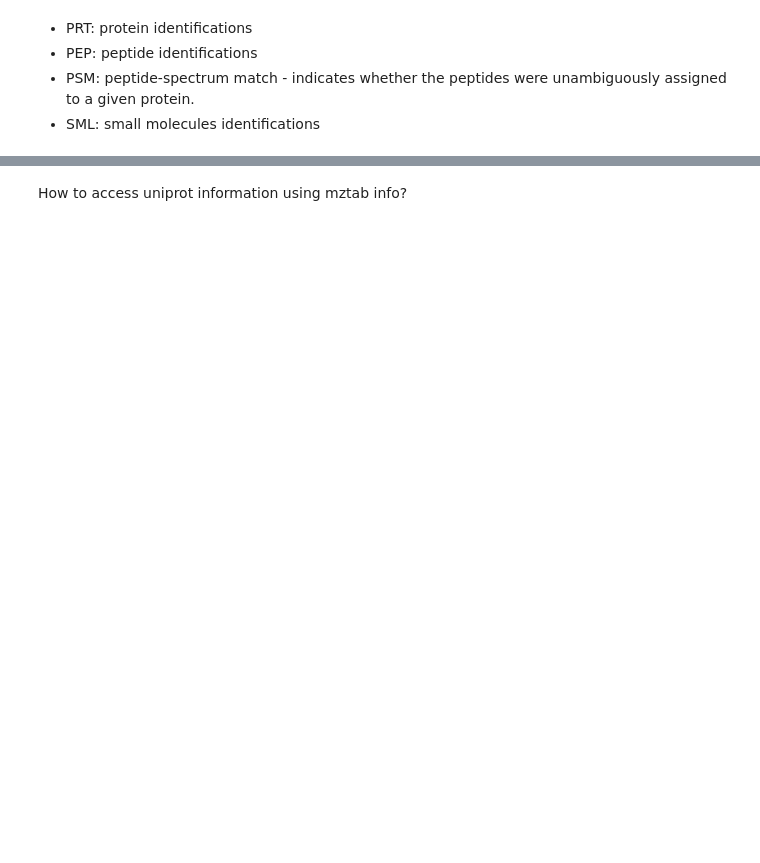
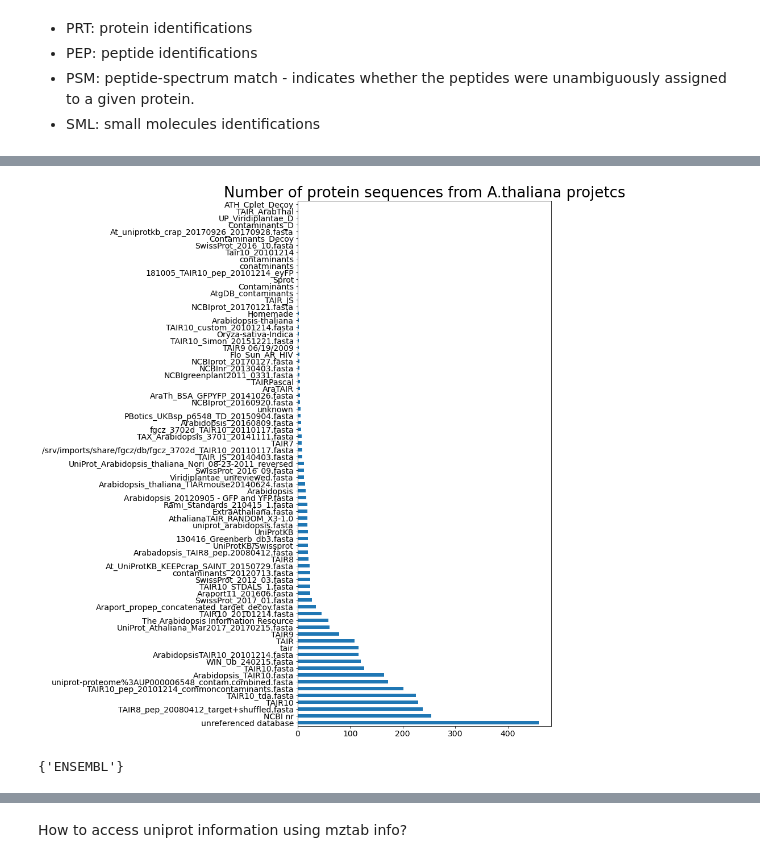
Before and after one commit to tiagocabralborelli/lncRNA, a Jupyter notebook: notebooks/studies/mztab_study.ipynb, the cells around one changed output, grey strips where cells are left out. Cells and saved outputs as stored; diff of their text form; code cells hidden in the pictures; blank space fills up the shorter version.

```diff
--- a/notebooks/studies/mztab_study.ipynb
+++ b/notebooks/studies/mztab_study.ipynb
@@ -82,0 +157,17 @@ coffie["PSM"]
+# %%
+with open ("/home/tiago/documents/lncRNA/athaliana.json") as jsonfile:
+    athaliana_db = json.load(jsonfile)
+# %%
+athaliana_bds_list = list(chain(*athaliana_db.values()))
+# %%
+pd.Series(athaliana_bds_list).value_counts().plot(kind = "barh", figsize = (8,17))
+plt.title("Number of protein sequences from A.thaliana projetcs", fontsize = 26)
+plt.yticks(fontsize = 14)
+plt.xticks(fontsize = 14)
+plt.savefig("/home/tiago/documents/lncRNA/Athali_dabases.png")
+# %% [output]
+[figure, added]
+# %%
+set(soja["PRT"].database.values)
+# %% [output]
+{'ENSEMBL'}
```
Also changed, not shown: parts of 26 cells of this notebook, 2 other files.
